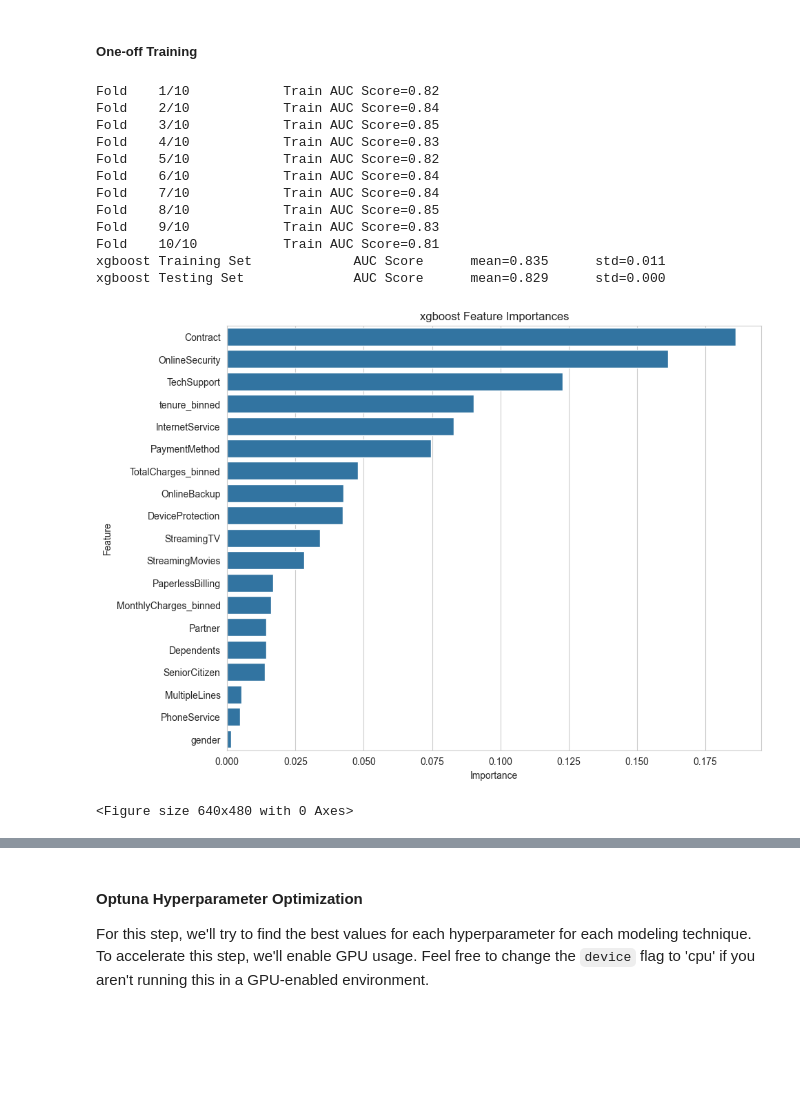
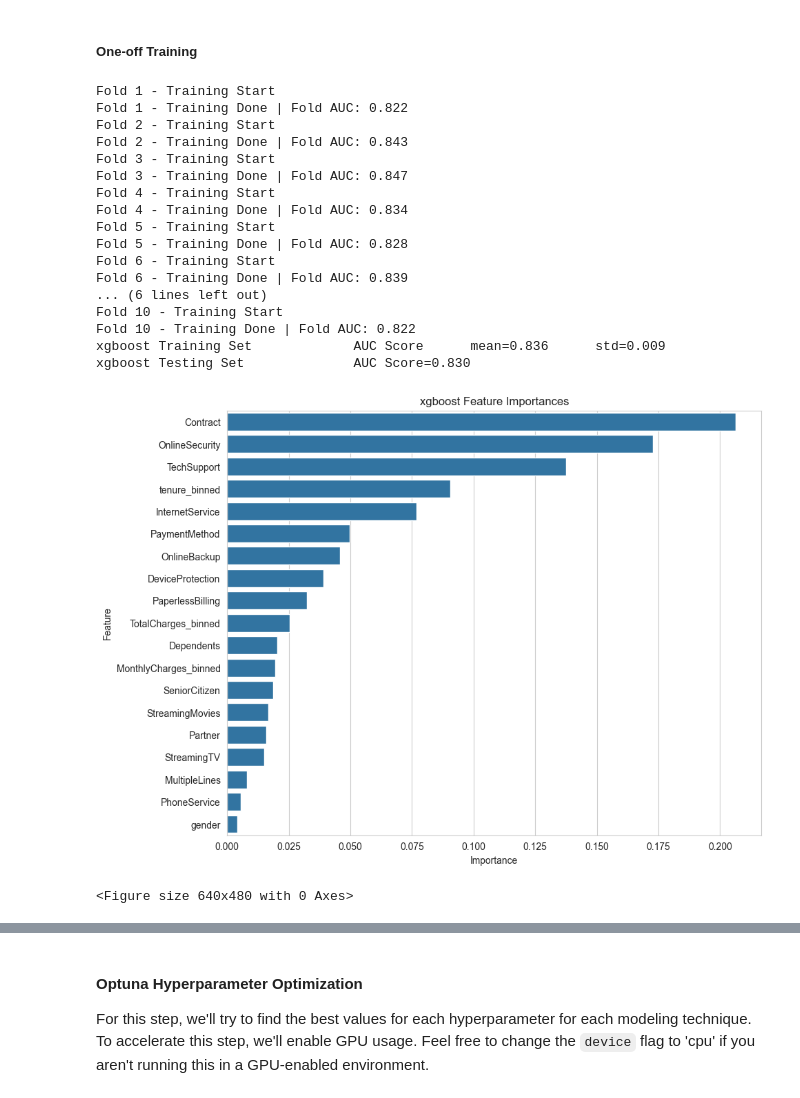
Before and after one commit to evangabe/predicting-ibm-subscription-churn, a Jupyter notebook: src/02_modeling.ipynb, the cells around one changed output, grey strips where cells are left out. Cells and saved outputs as stored; diff of their text form; code cells hidden in the pictures; blank space fills up the shorter version.

```diff
--- a/src/02_modeling.ipynb
+++ b/src/02_modeling.ipynb
@@ -224,34 +269,39 @@ class LGBMModel(BaseModel):
 # %%
 xgboost = XGBModel({
     'random_state': SEED,
     'colsample_bytree': 0.25,
     'max_depth': 3,
     'learning_rate': 1.8e-3,
     'early_stopping_rounds': 200,
     'eval_metric': 'auc',
     'gamma': 0,
     'n_estimators': 10000,
     'reg_lambda': 0.1,
     'subsample': 0.70,
     'enable_categorical': True
 }, SEED)
-xgboost.fit(X_pretrain, y_pretrain, X_test, y_test, n_splits)
+xgboost.fit(X_pretrain, y_pretrain, X_test, y_test)
 xgboost.plot()
 xgboost.save()
 # %% [output]
-Fold    1/10            Train AUC Score=0.82
-Fold    2/10            Train AUC Score=0.84
-Fold    3/10            Train AUC Score=0.85
-Fold    4/10            Train AUC Score=0.83
-Fold    5/10            Train AUC Score=0.82
-Fold    6/10            Train AUC Score=0.84
-Fold    7/10            Train AUC Score=0.84
-Fold    8/10            Train AUC Score=0.85
-Fold    9/10            Train AUC Score=0.83
-Fold    10/10           Train AUC Score=0.81
-xgboost Training Set             AUC Score      mean=0.835      std=0.011
-xgboost Testing Set              AUC Score      mean=0.829      std=0.000
+Fold 1 - Training Start
+Fold 1 - Training Done | Fold AUC: 0.822
+Fold 2 - Training Start
+Fold 2 - Training Done | Fold AUC: 0.843
+Fold 3 - Training Start
+Fold 3 - Training Done | Fold AUC: 0.847
+Fold 4 - Training Start
+Fold 4 - Training Done | Fold AUC: 0.834
+Fold 5 - Training Start
+Fold 5 - Training Done | Fold AUC: 0.828
+Fold 6 - Training Start
+Fold 6 - Training Done | Fold AUC: 0.839
+... (6 lines left out)
+Fold 10 - Training Start
+Fold 10 - Training Done | Fold AUC: 0.822
+xgboost Training Set             AUC Score      mean=0.836      std=0.009
+xgboost Testing Set              AUC Score=0.830
-[figure, old version]
+[figure, new version]
 <Figure size 640x480 with 0 Axes>
 # %%
 # CatBoost model training
```
Also changed, not shown: parts of 4 cells of this notebook, 15 other files.
